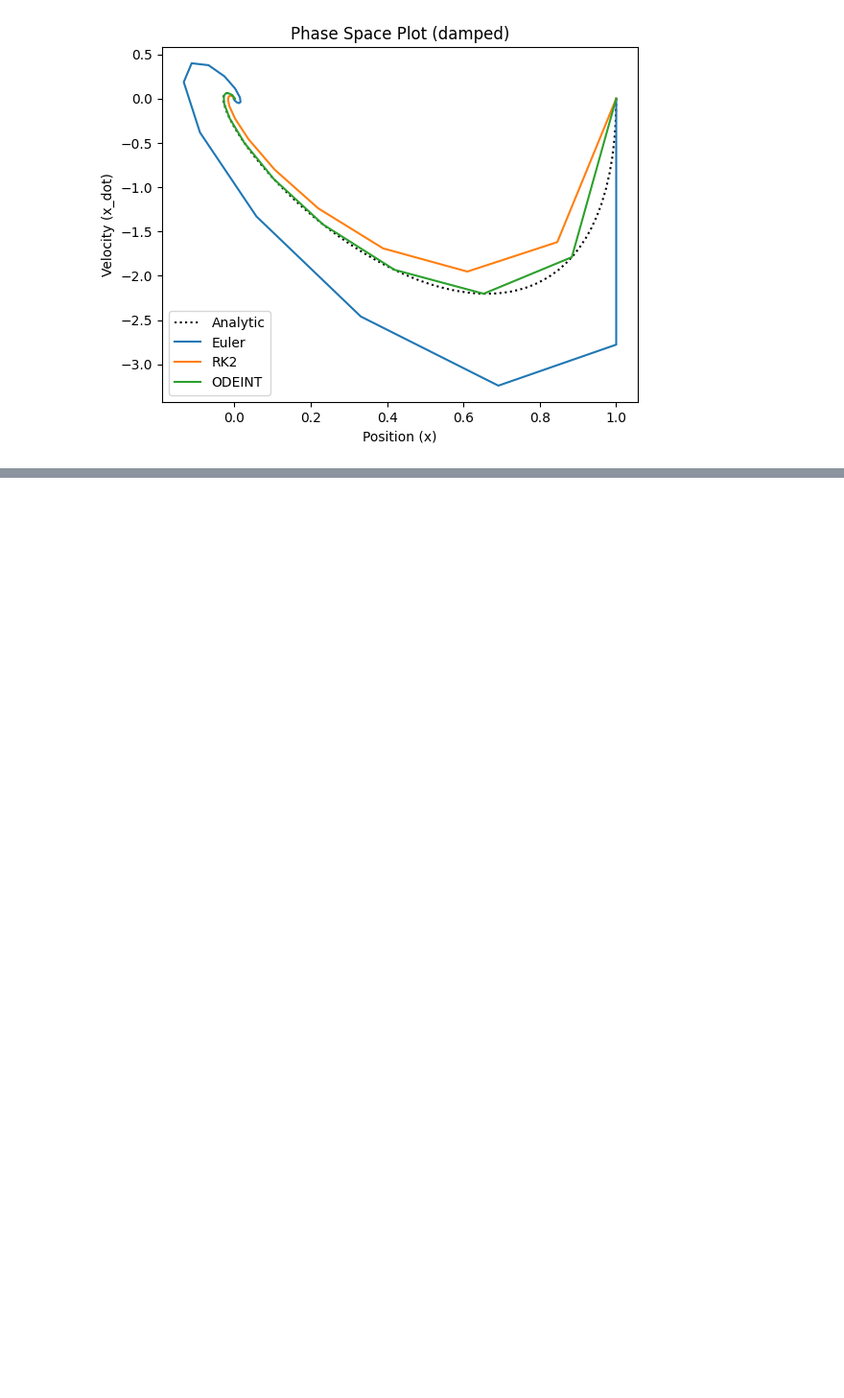
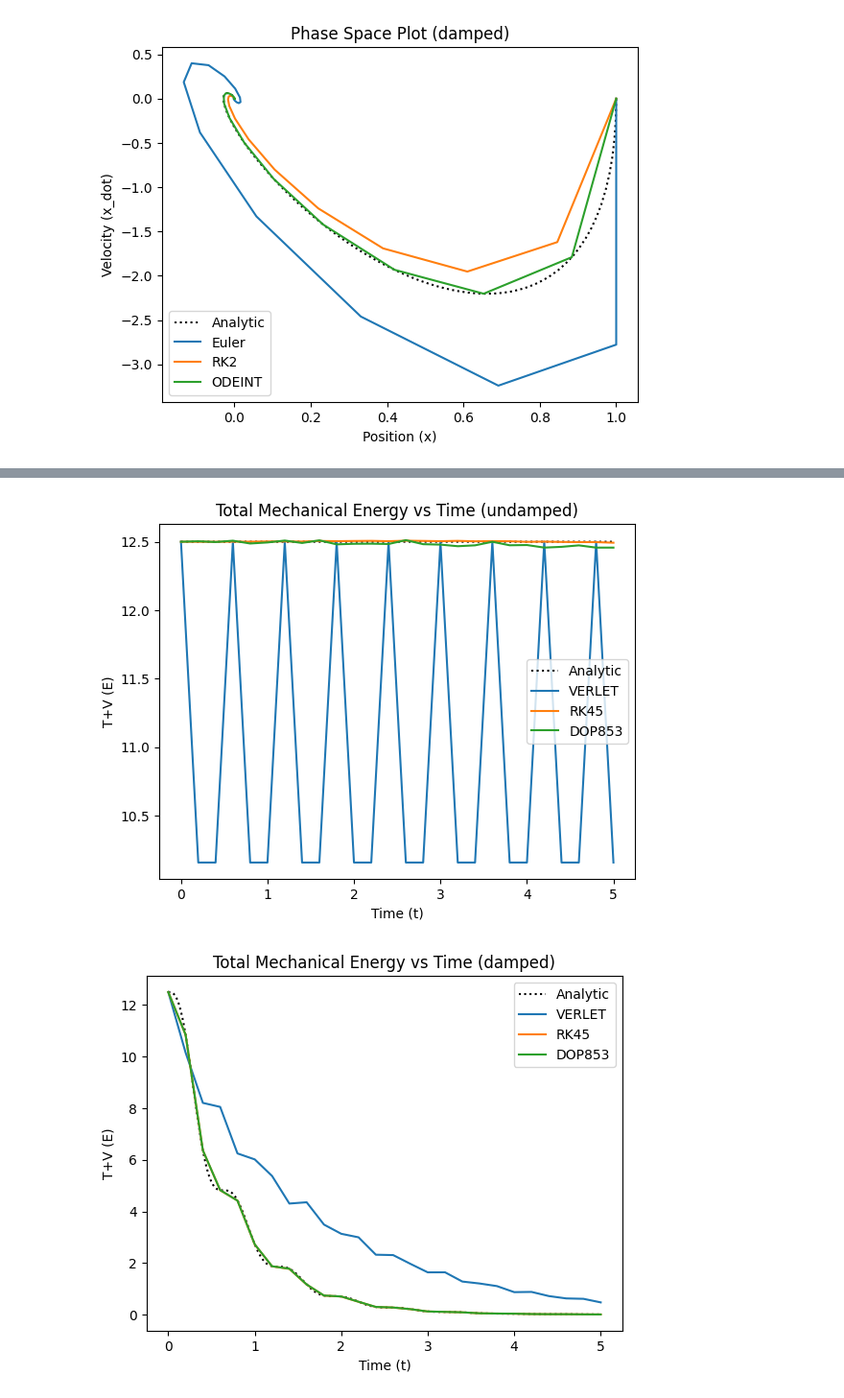
Before and after one commit to CordellGriggs/PHYS4130-S26, a Jupyter notebook: Snodgrass/5. Project 3/Code.ipynb, the cells around one changed output, grey strips where cells are left out. Shown at 96% size. Cells and saved outputs as stored; diff of their text form; code cells hidden in the pictures; blank space fills up the shorter version.

Commit message:
Old VERLET
This version contains a version of the Verlet solver that handles other derivatives, but also does NOT conserve energy.

```diff
--- a/Snodgrass/5. Project 3/Code.ipynb
+++ b/Snodgrass/5. Project 3/Code.ipynb
@@ -294,0 +573,63 @@ plt.show()
+# %%
+##################################################
+# ENERGY PLOTS
+##################################################
+#------------------------------------------------
+# Calculate energy
+#   T = 0.5 * m * v**2
+#   V = 0.5 * k * x**2
+#   SET m = 1:
+#       T = 0.5 * v**2
+#       V = 0.5 * omega**2 * x**2
+#------------------------------------------------
+def calc_energy(x, v, omega):
+    T = 0.5 * v**2
+    V = 0.5 * omega**2 * x**2
+    return T + V
+
+#------------------------------------------------
+# Undamped
+#------------------------------------------------
+E_Verlet = calc_energy(x_Verlet, v_Verlet, omega)
+E_RK45   = calc_energy(x_RK45,   v_RK45,   omega)
+E_DOP853 = calc_energy(x_DOP853, v_DOP853, omega)
+E_exact  = calc_energy(x_exact,  v_exact,  omega)
+
+#------------------------------------------------
+# Damped
+#------------------------------------------------
+E_Verlet_damped = calc_energy(x_Verlet_damped, v_Verlet_damped, omega)
+E_RK45_damped   = calc_energy(x_RK45_damped,   v_RK45_damped,   omega)
+E_DOP853_damped = calc_energy(x_DOP853_damped, v_DOP853_damped, omega)
+E_exact_damped  = calc_energy(x_exact_damped,  v_exact_damped,  omega)
+
+#------------------------------------------------
+# Undamped Energy Plot
+#------------------------------------------------
+plt.figure()
+plt.plot(t_exact, E_exact, 'k:', label="Analytic")
+plt.plot(t, E_Verlet, label="VERLET")
+plt.plot(t, E_RK45, label="RK45")
+plt.plot(t, E_DOP853, label="DOP853")
+plt.xlabel('Time (t)')
+plt.ylabel('T+V (E)')
+plt.title("Total Mechanical Energy vs Time (undamped)")
+plt.legend()
+plt.show()
+
+#------------------------------------------------
+# Damped Energy Plot
+#------------------------------------------------
+plt.figure()
+plt.plot(t_exact_damped, E_exact_damped, 'k:', label="Analytic")
+plt.plot(t, E_Verlet_damped, label="VERLET")
+plt.plot(t, E_RK45_damped, label="RK45")
+plt.plot(t, E_DOP853_damped, label="DOP853")
+plt.xlabel('Time (t)')
+plt.ylabel('T+V (E)')
+plt.title("Total Mechanical Energy vs Time (damped)")
+plt.legend()
+plt.show()
+# %% [output]
+[figure, added]
+[figure, added]
```
Also changed, not shown: parts of 3 cells of this notebook.
